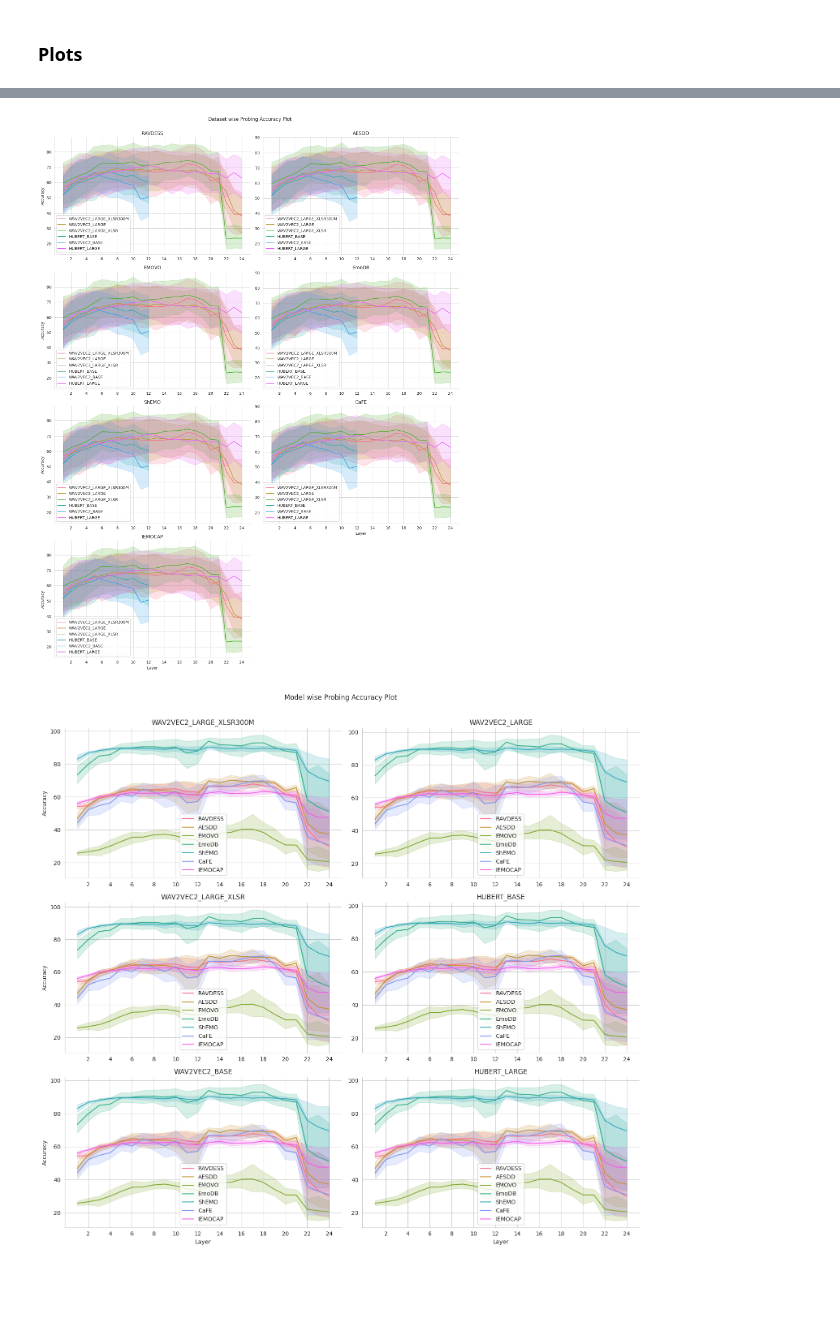
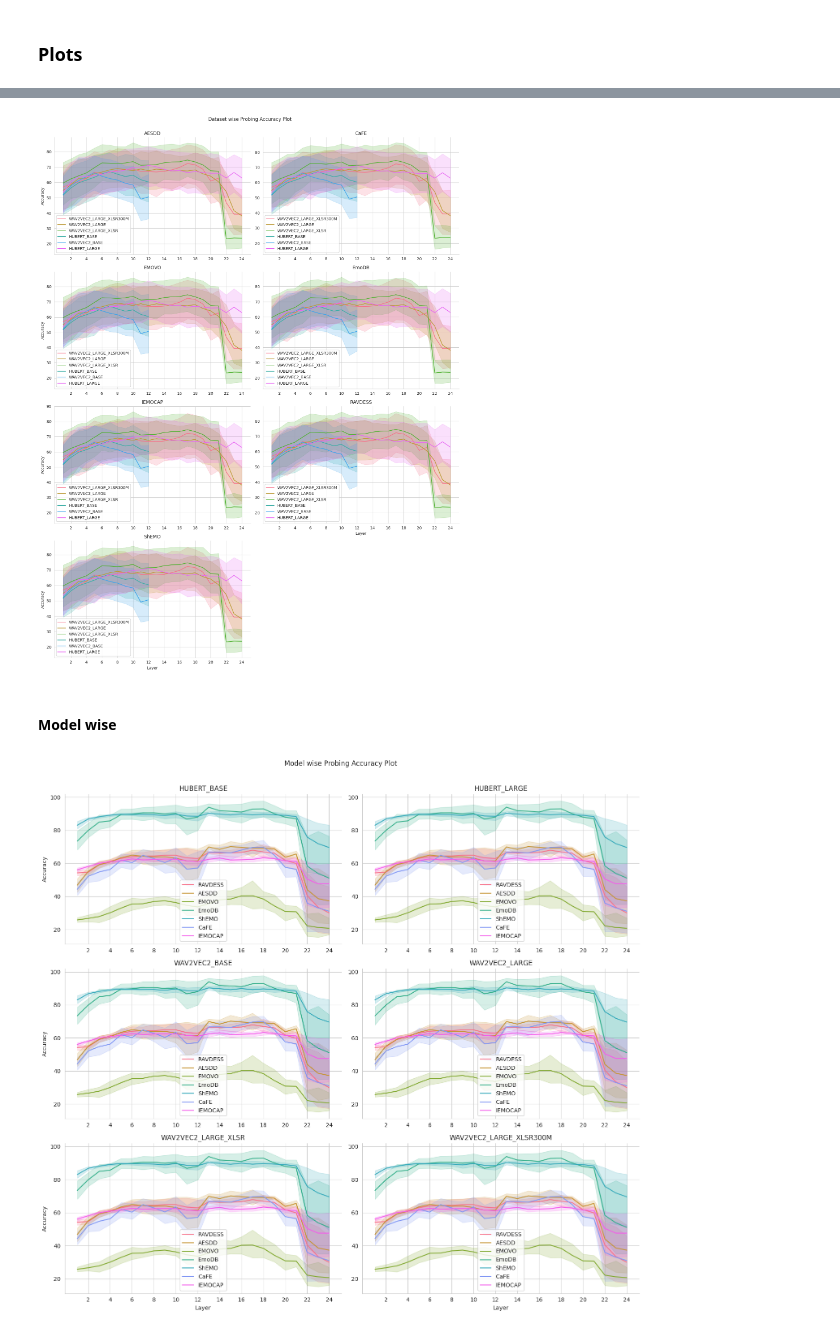
Before and after one commit to 95anantsingh/Decoding-Emotions, a Jupyter notebook: summary.ipynb, the cells around one changed output, grey strips where cells are left out. Cells and saved outputs as stored; diff of their text form; code cells hidden in the pictures; blank space fills up the shorter version.

Commit message:
sorted_plots

```diff
--- a/summary.ipynb
+++ b/summary.ipynb
@@ -94,7 +98,7 @@ fig, ax = plt.subplots(4, 2,figsize=(15,20))
 sns.set_style('whitegrid')
 
 axes = np.array(ax).flatten()
-datasets = probing_summary.dataset.unique()
+datasets = sorted(probing_summary.dataset.unique())
 for idx in range(len(datasets)):
     ax = axes[idx]
     dataset= datasets[idx]
@@ -136,14 +140,16 @@ plt.savefig(os.path.join(output_dir,'dataset_wise_probing_accuracy_plot.png'),bb
 # plt.clf();
 # plt.close('all');
 # %% [output]
-[figure, old version]
+[figure, new version]
+# %% [markdown]
+#### Model wise
 # %%
 # Set figure
 fig, ax = plt.subplots(3, 2,figsize=(15,14))
 sns.set_style('whitegrid')
 
 axes = np.array(ax).flatten()
-models = probing_summary.model.unique()
+models = sorted(probing_summary.model.unique())
 for idx in range(len(models)):
     ax = axes[idx]
     model= models[idx]
@@ -157,31 +163,31 @@ for idx in range(len(models)):
 
     # Plot the lines
     sns.lineplot(df ,x='layer',y='mean_accuracy', hue='dataset',dashes=False,palette=sns.color_palette("husl",len(df.dataset.unique())),ax=ax)
     # Adjust border
     sns.despine(top=True,right=True)
 
     # Set Labels, legends and ticks
     ax.set_title(model)
     ax.set_xlabel("")
     ax.set_ylabel("")
     ax.legend(facecolor="w")#,loc=4,title='IDR')
     ax.set_xticks([*range(2,25,2)],labels=[*range(2,25,2)])
     # ax.set_xlim(1,30.6)
 
 # Plot
 axes[-1].set_xlabel("Layer")
 axes[-2].set_xlabel("Layer")
 axes[0].set_ylabel("Accuracy")
 axes[2].set_ylabel("Accuracy")
 axes[4].set_ylabel("Accuracy")
 plt.suptitle('Model wise Probing Accuracy Plot\n\n')
 plt.tight_layout()
 
 plt.savefig(os.path.join(output_dir,'model_wise_probing_accuracy_plot.png'),bbox_inches="tight");
 # plt.savefig(os.path.join(output_dir,'model_wise_probing_accuracy_plot.svg'),bbox_inches="tight");
 
 
 # plt.clf();
 # plt.close('all');
 # %% [output]
-[figure, old version]
+[figure, new version]
```
Also changed, not shown: parts of 4 cells of this notebook, 4 other files.
